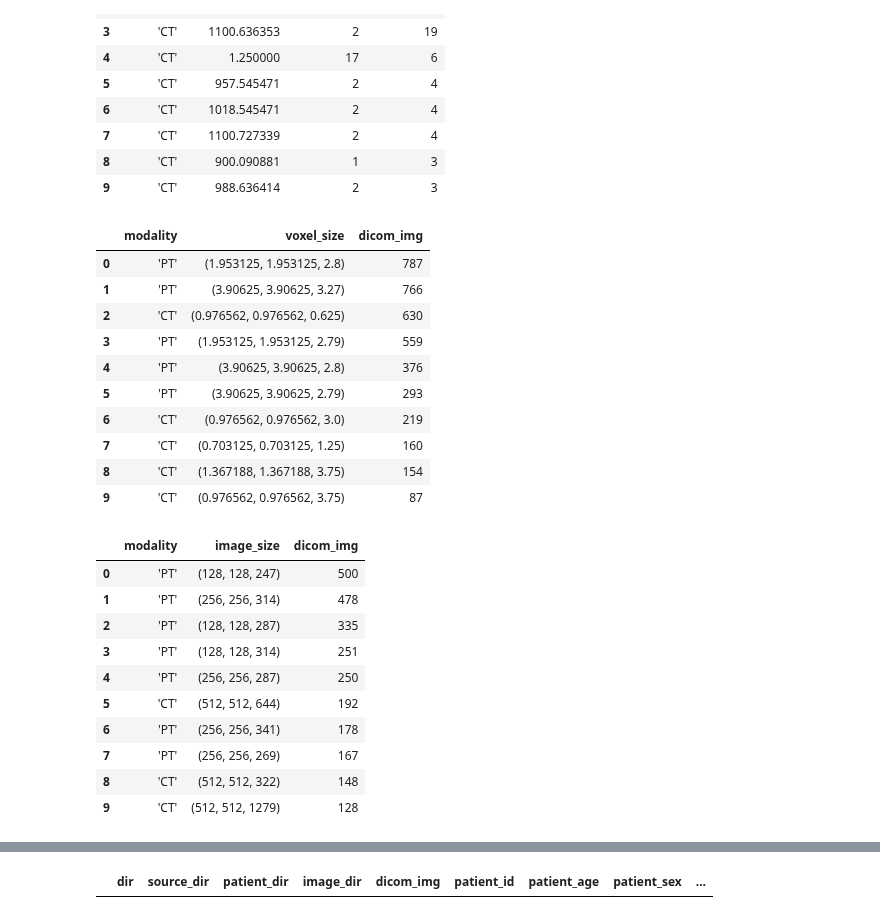
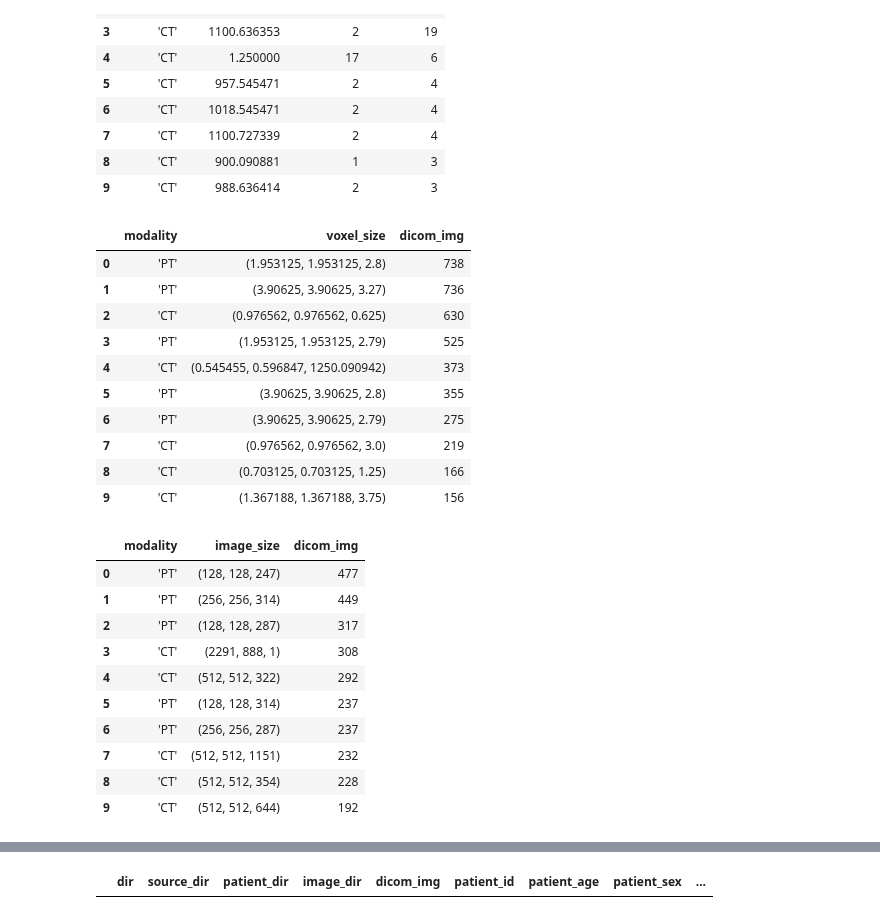
Before and after one commit to NickosKal/UCAN-PET-CT-image-data-handling-pipeline, a Jupyter notebook: Task 3.1/Task3.1_ExtractMetaData_UCAN.ipynb, the cells around one changed output, grey strips where cells are left out. Saved outputs shown, nothing was run; the diff lists cells and outputs as text; code cells hidden in the pictures.

```diff
--- a/Task 3.1/Task3.1_ExtractMetaData_UCAN.ipynb
+++ b/Task 3.1/Task3.1_ExtractMetaData_UCAN.ipynb
@@ -455,35 +454,35 @@ lessthan100slices_summ.head(10)
 | 9 | 'CT' | 988.636414 | 2 | 3 |
 # %%
 ucan_md_voxeldist = ucan_md.groupby(['modality', 'voxel_size']).agg({'dicom_img':'count'}).sort_values('dicom_img' ,ascending=False).reset_index()
-ucan_md_voxeldist.to_excel('F:/U-CAN-Lymfom_A/Ashish_SampleResampling/metadata_extraction/ucan_md_voxeldist.xlsx', index=False, engine='xlsxwriter')
+ucan_md_voxeldist.to_excel('F:/U-CAN-Lymfom_A/Ashish_SampleResampling/metadata_extraction/ucan_md_voxeldist_5Oct2023.xlsx', index=False, engine='xlsxwriter')
 ucan_md_voxeldist.head(10)
 # %% [output]
 |  | modality | voxel_size | dicom_img |
-| 0 | 'PT' | (1.953125, 1.953125, 2.8) | 787 |
-| 1 | 'PT' | (3.90625, 3.90625, 3.27) | 766 |
+| 0 | 'PT' | (1.953125, 1.953125, 2.8) | 738 |
+| 1 | 'PT' | (3.90625, 3.90625, 3.27) | 736 |
 | 2 | 'CT' | (0.976562, 0.976562, 0.625) | 630 |
-| 3 | 'PT' | (1.953125, 1.953125, 2.79) | 559 |
-| 4 | 'PT' | (3.90625, 3.90625, 2.8) | 376 |
-| 5 | 'PT' | (3.90625, 3.90625, 2.79) | 293 |
-| 6 | 'CT' | (0.976562, 0.976562, 3.0) | 219 |
-| 7 | 'CT' | (0.703125, 0.703125, 1.25) | 160 |
-| 8 | 'CT' | (1.367188, 1.367188, 3.75) | 154 |
-| 9 | 'CT' | (0.976562, 0.976562, 3.75) | 87 |
+| 3 | 'PT' | (1.953125, 1.953125, 2.79) | 525 |
+| 4 | 'CT' | (0.545455, 0.596847, 1250.090942) | 373 |
+| 5 | 'PT' | (3.90625, 3.90625, 2.8) | 355 |
+| 6 | 'PT' | (3.90625, 3.90625, 2.79) | 275 |
+| 7 | 'CT' | (0.976562, 0.976562, 3.0) | 219 |
+| 8 | 'CT' | (0.703125, 0.703125, 1.25) | 166 |
+| 9 | 'CT' | (1.367188, 1.367188, 3.75) | 156 |
 # %%
 ucan_md_imgszdist = ucan_md.groupby(['modality', 'image_size']).agg({'dicom_img':'count'}).sort_values('dicom_img' ,ascending=False).reset_index()
-ucan_md_imgszdist.to_excel('F:/U-CAN-Lymfom_A/Ashish_SampleResampling/metadata_extraction/ucan_md_imgszdist.xlsx', index=False, engine='xlsxwriter')
+ucan_md_imgszdist.to_excel('F:/U-CAN-Lymfom_A/Ashish_SampleResampling/metadata_extraction/ucan_md_imgszdist_5Oct2023.xlsx', index=False, engine='xlsxwriter')
 ucan_md_imgszdist.head(10)
 # %% [output]
 |  | modality | image_size | dicom_img |
-| 0 | 'PT' | (128, 128, 247) | 500 |
-| 1 | 'PT' | (256, 256, 314) | 478 |
-| 2 | 'PT' | (128, 128, 287) | 335 |
-| 3 | 'PT' | (128, 128, 314) | 251 |
-| 4 | 'PT' | (256, 256, 287) | 250 |
-| 5 | 'CT' | (512, 512, 644) | 192 |
-| 6 | 'PT' | (256, 256, 341) | 178 |
-| 7 | 'PT' | (256, 256, 269) | 167 |
-| 8 | 'CT' | (512, 512, 322) | 148 |
-| 9 | 'CT' | (512, 512, 1279) | 128 |
+| 0 | 'PT' | (128, 128, 247) | 477 |
+| 1 | 'PT' | (256, 256, 314) | 449 |
+| 2 | 'PT' | (128, 128, 287) | 317 |
+| 3 | 'CT' | (2291, 888, 1) | 308 |
+| 4 | 'CT' | (512, 512, 322) | 292 |
+| 5 | 'PT' | (128, 128, 314) | 237 |
+| 6 | 'PT' | (256, 256, 287) | 237 |
+| 7 | 'CT' | (512, 512, 1151) | 232 |
+| 8 | 'CT' | (512, 512, 354) | 228 |
+| 9 | 'CT' | (512, 512, 644) | 192 |
 # %%
 ucan_md_gt200slices = ucan_md[ucan_md['num_slices']>=200]
```
Also changed, not shown: parts of 21 cells of this notebook, 3 other files.
